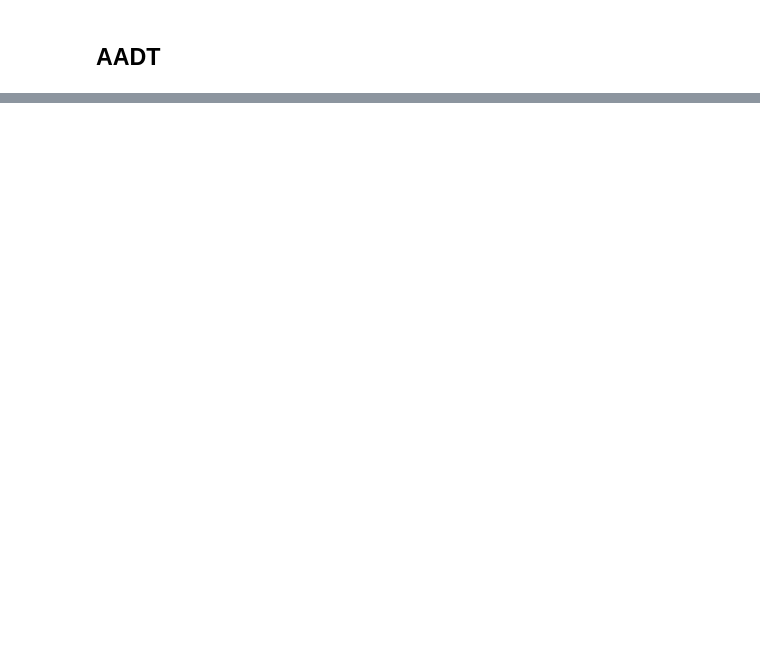
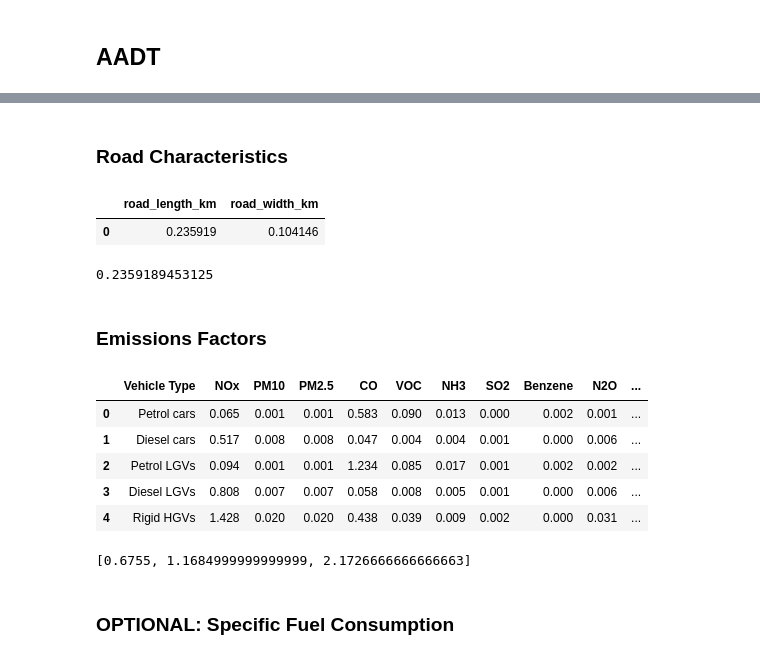
Before and after one commit to horsada/Spatial_Finance_Transport, a Jupyter notebook: main.ipynb, the cells around one changed output, grey strips where cells are left out. Drawn from its saved outputs; the diff is of its cells as text; code cells hidden in the pictures; blank space fills up the shorter version.

```diff
--- a/main.ipynb
+++ b/main.ipynb
@@ -64,3 +64,6 @@ NN_MODEL_PATH = "/home/ah2719/FYP/Spatial_Finance_Transport/models/nn_model.pth"
+# %%
+EMISSIONS_FACTORS_PATH = "/home/ah2719/FYP/Spatial_Finance_Transport/data/ground_truth_data/uk_emissions_factors.csv" # emission factor (grams CO2/litre)
+SPECIFIC_FUEL_CONSUMPTION_PATH = "/home/ah2719/FYP/Spatial_Finance_Transport/ground_truth_data/fuel_consumption_per_vehicle.csv" # specific fuel consumption per vehicle type A (litres/km)
 # %% [markdown]
 ## General Functions
 # %%
@@ -404,0 +544,38 @@ aadt_model = torch.load(NN_)
+# %% [markdown]
+### Road Characteristics
+# %%
+df_road_characteristics = pd.read_csv(ROAD_CHARACTERISTICS_PATH)
+df_road_characteristics.head()
+# %% [output]
+|  | road_length_km | road_width_km |
+| 0 | 0.235919 | 0.104146 |
+# %%
+road_segment_length = df_road_characteristics.iloc[0]['road_length_km']
+road_segment_length
+# %% [output]
+0.2359189453125
+# %% [markdown]
+### Emissions Factors
+# %%
+df_emissions_factors = pd.read_csv(EMISSIONS_FACTORS_PATH)
+df_emissions_factors['total'] = df_emissions_factors.sum(axis=1)
+df_emissions_factors.head() # g/km
+# %% [output]
+|  | Vehicle Type | NOx | PM10 | PM2.5 | CO | VOC | NH3 | SO2 | Benzene | N2O | ... |
+| 0 | Petrol cars | 0.065 | 0.001 | 0.001 | 0.583 | 0.090 | 0.013 | 0.000 | 0.002 | 0.001 | ... |
+| 1 | Diesel cars | 0.517 | 0.008 | 0.008 | 0.047 | 0.004 | 0.004 | 0.001 | 0.000 | 0.006 | ... |
+| 2 | Petrol LGVs | 0.094 | 0.001 | 0.001 | 1.234 | 0.085 | 0.017 | 0.001 | 0.002 | 0.002 | ... |
+| 3 | Diesel LGVs | 0.808 | 0.007 | 0.007 | 0.058 | 0.008 | 0.005 | 0.001 | 0.000 | 0.006 | ... |
+| 4 | Rigid HGVs | 1.428 | 0.020 | 0.020 | 0.438 | 0.039 | 0.009 | 0.002 | 0.000 | 0.031 | ... |
+# %%
+# Average petrol and diesel vehicles
+cars_emissions_avg = (df_emissions_factors.iloc[0]['total'] + df_emissions_factors.iloc[1]['total']) / 2
+lgv_emissions_avg = (df_emissions_factors.iloc[2]['total'] + df_emissions_factors.iloc[3]['total']) / 2
+hgv_bus_emissions_avg = (df_emissions_factors.iloc[4]['total'] + df_emissions_factors.iloc[5]['total'] + df_emissions_factors.iloc[6]['total']) / 3
+
+vehicle_emissions_avg = [cars_emissions_avg, lgv_emissions_avg, hgv_bus_emissions_avg]
+vehicle_emissions_avg
+# %% [output]
+[0.6755, 1.1684999999999999, 2.1726666666666663]
+# %% [markdown]
+### OPTIONAL: Specific Fuel Consumption
```
Also changed, not shown: parts of 41 cells of this notebook, 12 other files.
